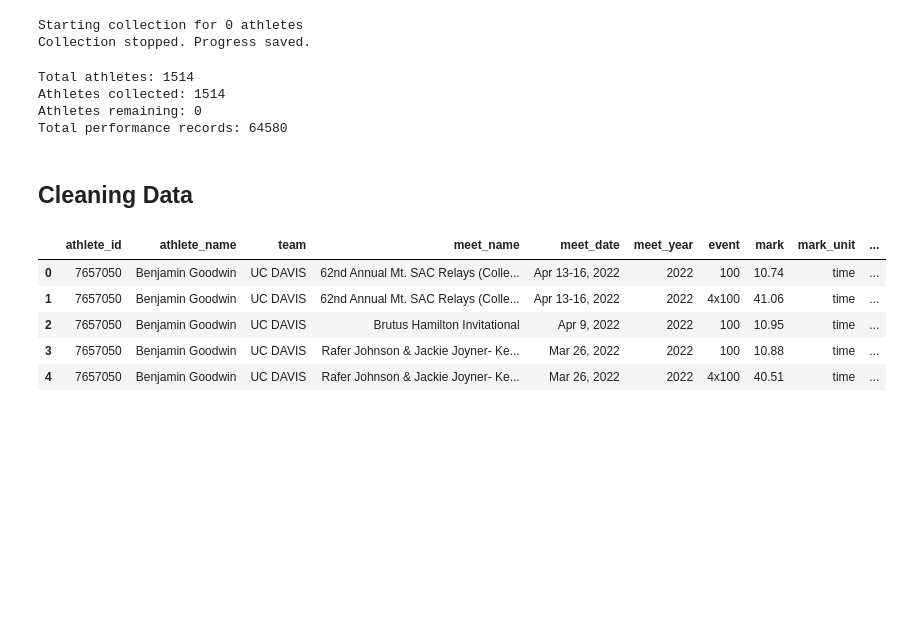
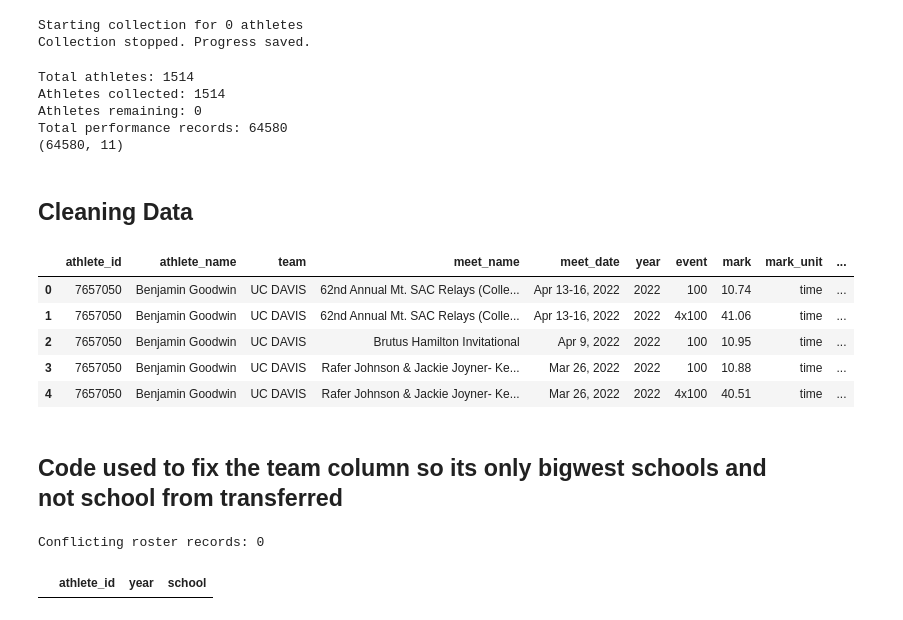
Before and after one commit to ChidiebereAgunanne/DSC180, a Jupyter notebook: big-west-predictor/notebooks/athete_profiles.ipynb, the cells around one changed output. Saved outputs shown, nothing was run; the diff lists cells and outputs as text; code cells hidden in the pictures; blank space fills up the shorter version.

Commit message:
finish editing roster data

```diff
--- a/big-west-predictor/notebooks/athete_profiles.ipynb
+++ b/big-west-predictor/notebooks/athete_profiles.ipynb
@@ -159,11 +159,13 @@ print("Total athletes:", len(athlete_ids))
 print("Athletes collected:", len(completed_ids))
 print("Athletes remaining:", len(remaining_ids))
 print("Total performance records:", len(results_df))
+print(results_df.shape)
 # %% [output]
 Total athletes: 1514
 Athletes collected: 1514
 Athletes remaining: 0
 Total performance records: 64580
+(64580, 11)
 # %% [markdown]
 ## Cleaning Data
 # %%
@@ -191,7 +193,7 @@ for col in df.select_dtypes(include=["object", "string"]).columns:
 original_mark = df["mark"].astype("string")
 
 # Extract year, including dates like "Apr 13-16, 2022"
-df["meet_year"] = pd.to_numeric(
+df["year"] = pd.to_numeric(
     df["meet_date"].astype("string").str.extract(r"\b(\d{4})\b")[0],
     errors="coerce"
 ).astype("Int64")
@@ -262,35 +264,35 @@ df.loc[is_status, "mark"] = status[is_status]
 # Extract numeric placement
 df["place"] = pd.to_numeric(
     df["place"].astype("string").str.extract(r"^(\d+)")[0],
     errors="coerce"
 ).astype("Int64")
 
 # Select final columns
 df = df[[
     "athlete_id",
     "athlete_name",
     "team",
     "meet_name",
     "meet_date",
-    "meet_year",
+    "year",
     "event",
     "mark",
     "mark_unit",
     "place",
     "is_track",
     "wind"
 ]].copy()
 
 df = df[df["is_track"] == True].copy()
 
 df["event_type"] = "unknown"
 
 df.loc[running_event.reindex(df.index, fill_value=False), "event_type"] = "track"
 df.loc[field_event.reindex(df.index, fill_value=False), "event_type"] = "field"
 df.loc[points_event.reindex(df.index, fill_value=False), "event_type"] = "combined"
 df.head()
 # %% [output]
-|  | athlete_id | athlete_name | team | meet_name | meet_date | meet_year | event | mark | mark_unit | ... |
+|  | athlete_id | athlete_name | team | meet_name | meet_date | year | event | mark | mark_unit | ... |
 | 0 | 7657050 | Benjamin Goodwin | UC DAVIS | 62nd Annual Mt. SAC Relays (Colle... | Apr 13-16, 2022 | 2022 | 100 | 10.74 | time | ... |
 | 1 | 7657050 | Benjamin Goodwin | UC DAVIS | 62nd Annual Mt. SAC Relays (Colle... | Apr 13-16, 2022 | 2022 | 4x100 | 41.06 | time | ... |
 | 2 | 7657050 | Benjamin Goodwin | UC DAVIS | Brutus Hamilton Invitational | Apr 9, 2022 | 2022 | 100 | 10.95 | time | ... |
@@ -300,0 +301,2 @@ df.to_csv("../data/processed/regular_season.csv", index=False)
+# %% [markdown]
+## Code used to fix the team column so its only bigwest schools and not school from transferred
@@ -300,0 +319,14 @@ df.to_csv("../data/processed/regular_season.csv", index=False)
+# %%
+duplicates = roster_lookup[
+    roster_lookup.duplicated(
+        subset=["athlete_id", "year"],
+        keep=False
+    )
+]
+
+print("Conflicting roster records:", len(duplicates))
+
+duplicates.sort_values(["athlete_id", "year"])
+# %% [output]
+Conflicting roster records: 0
+|  | athlete_id | year | school |
```
Also changed, not shown: parts of 13 cells of this notebook, 4 other files.
